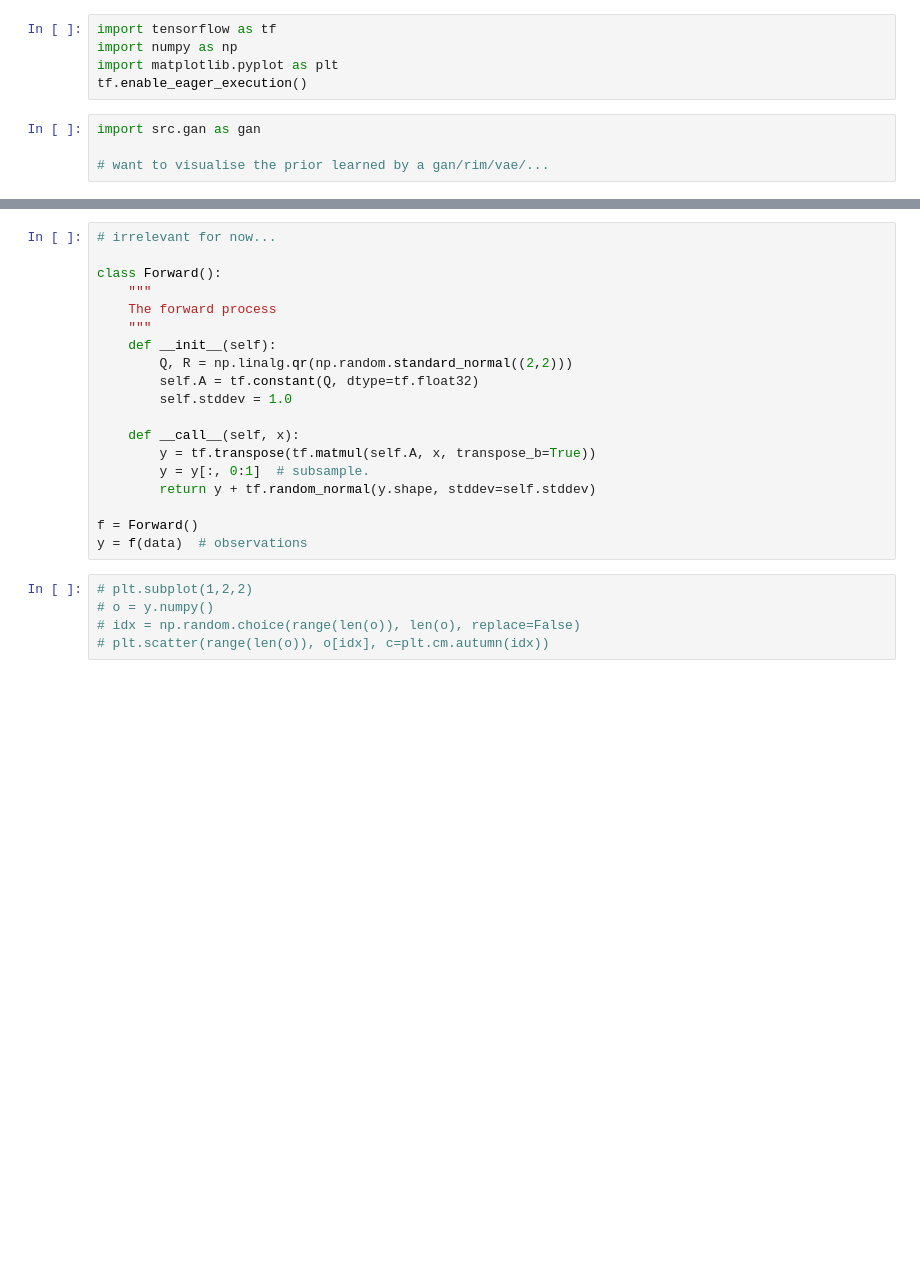
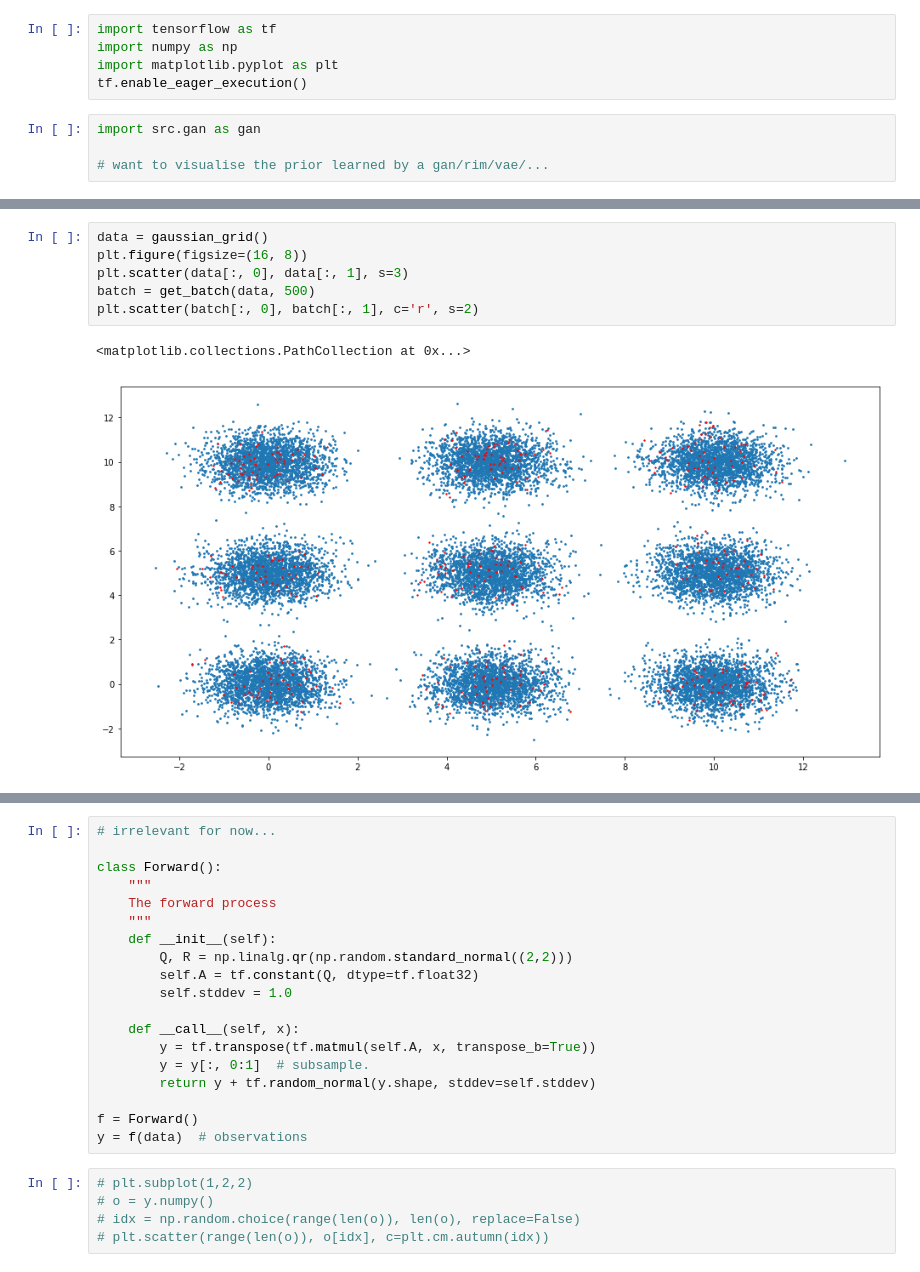
Before and after one commit to act65/mri-reconstruction, a Jupyter notebook: notebooks/learned-prior/simple-2d.ipynb, the cells around one changed output, grey strips where cells are left out. Cells and saved outputs as stored; diff of their text form; blank space fills up the shorter version.

```diff
--- a/notebooks/learned-prior/simple-2d.ipynb
+++ b/notebooks/learned-prior/simple-2d.ipynb
@@ -20 +32,10 @@ data = tf.stack([t, g(t)], axis=1) # truth
+# %%
+data = gaussian_grid()
+plt.figure(figsize=(16, 8))
+plt.scatter(data[:, 0], data[:, 1], s=3)
+batch = get_batch(data, 500)
+plt.scatter(batch[:, 0], batch[:, 1], c='r', s=2)
+# %% [output]
+<matplotlib.collections.PathCollection at 0x...>
+[figure, added]
 # %%
```
Also changed, not shown: parts of 10 cells of this notebook, 8 other files.
